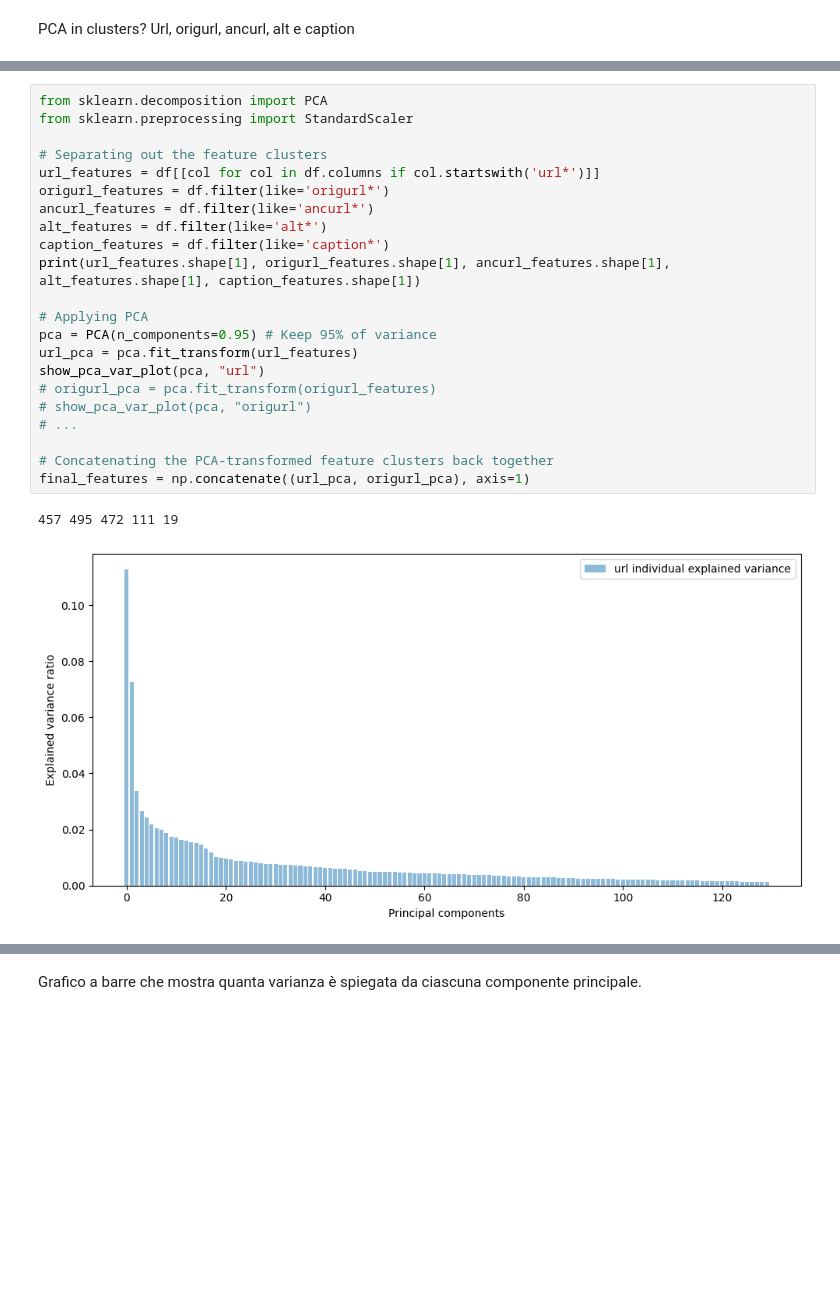
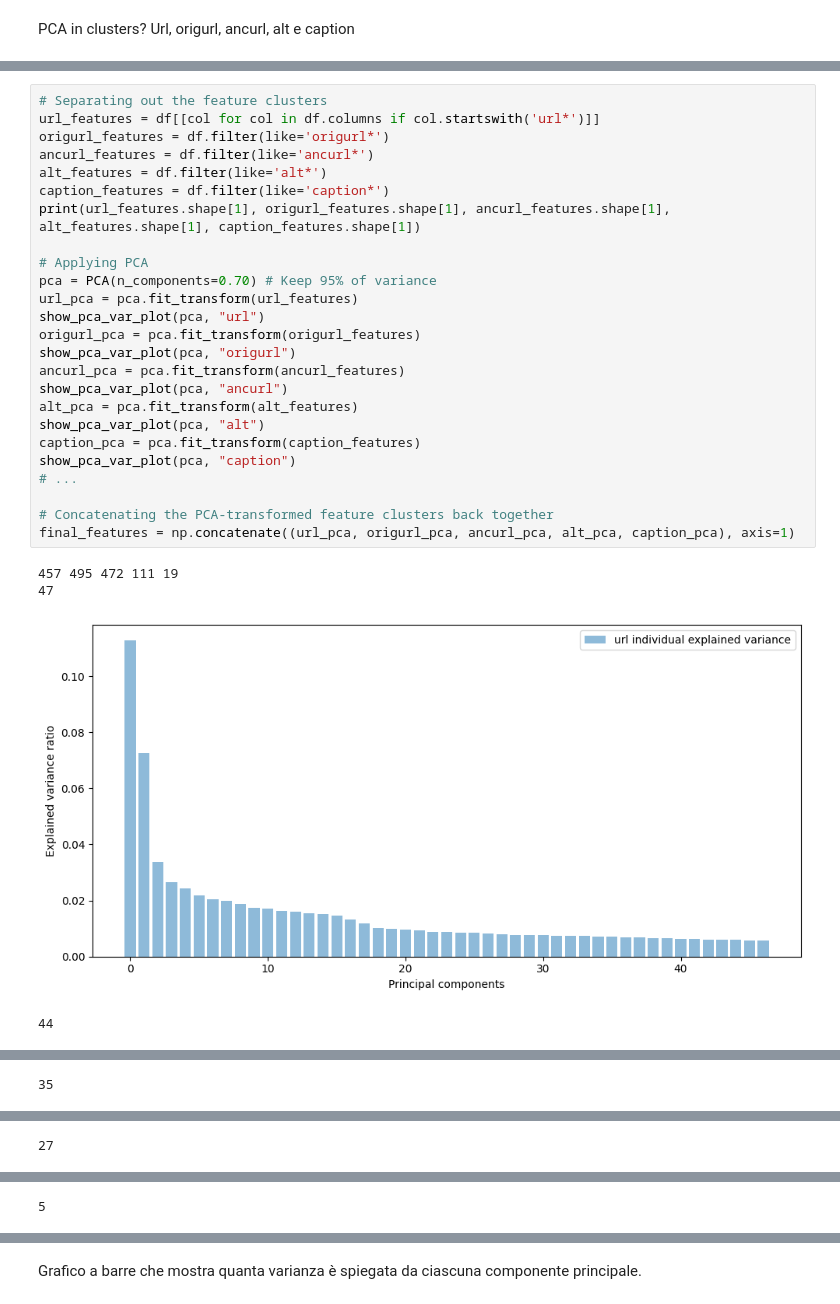
Before and after one commit to wredan/fad-project, a Jupyter notebook: notebook.ipynb, the cells around one changed output, grey strips where cells are left out. Drawn from its saved outputs; the diff is of its cells as text; blank space fills up the shorter version.

```diff
--- a/notebook.ipynb
+++ b/notebook.ipynb
@@ -351,27 +355,32 @@ def show_pca_var_plot(pca, cluster_title):
     plt.tight_layout()
     plt.show()
 # %%
-from sklearn.decomposition import PCA
-from sklearn.preprocessing import StandardScaler
-
 # Separating out the feature clusters
 url_features = df[[col for col in df.columns if col.startswith('url*')]]
 origurl_features = df.filter(like='origurl*')
 ancurl_features = df.filter(like='ancurl*')
 alt_features = df.filter(like='alt*')
 caption_features = df.filter(like='caption*')
 print(url_features.shape[1], origurl_features.shape[1], ancurl_features.shape[1], alt_features.shape[1], caption_features.shape[1])
 
 # Applying PCA
-pca = PCA(n_components=0.95) # Keep 95% of variance
+pca = PCA(n_components=0.70) # Keep 95% of variance
 url_pca = pca.fit_transform(url_features)
 show_pca_var_plot(pca, "url")
-# origurl_pca = pca.fit_transform(origurl_features)
-# show_pca_var_plot(pca, "origurl")
+origurl_pca = pca.fit_transform(origurl_features)
+show_pca_var_plot(pca, "origurl")
+ancurl_pca = pca.fit_transform(ancurl_features)
+show_pca_var_plot(pca, "ancurl")
+alt_pca = pca.fit_transform(alt_features)
+show_pca_var_plot(pca, "alt")
+caption_pca = pca.fit_transform(caption_features)
+show_pca_var_plot(pca, "caption")
 # ...
 
 # Concatenating the PCA-transformed feature clusters back together
-final_features = np.concatenate((url_pca, origurl_pca), axis=1)
+final_features = np.concatenate((url_pca, origurl_pca, ancurl_pca, alt_pca, caption_pca), axis=1)
 # %% [output]
 457 495 472 111 19
+47
-[figure, old version]
+[figure, new version]
+44
@@ -377,0 +388 @@ final_features = np.concatenate((url_pca, origurl_pca), axis=1)
+35
@@ -377,0 +390 @@ final_features = np.concatenate((url_pca, origurl_pca), axis=1)
+27
@@ -377,0 +392 @@ final_features = np.concatenate((url_pca, origurl_pca), axis=1)
+5
```
Also changed, not shown: parts of 10 cells of this notebook.
